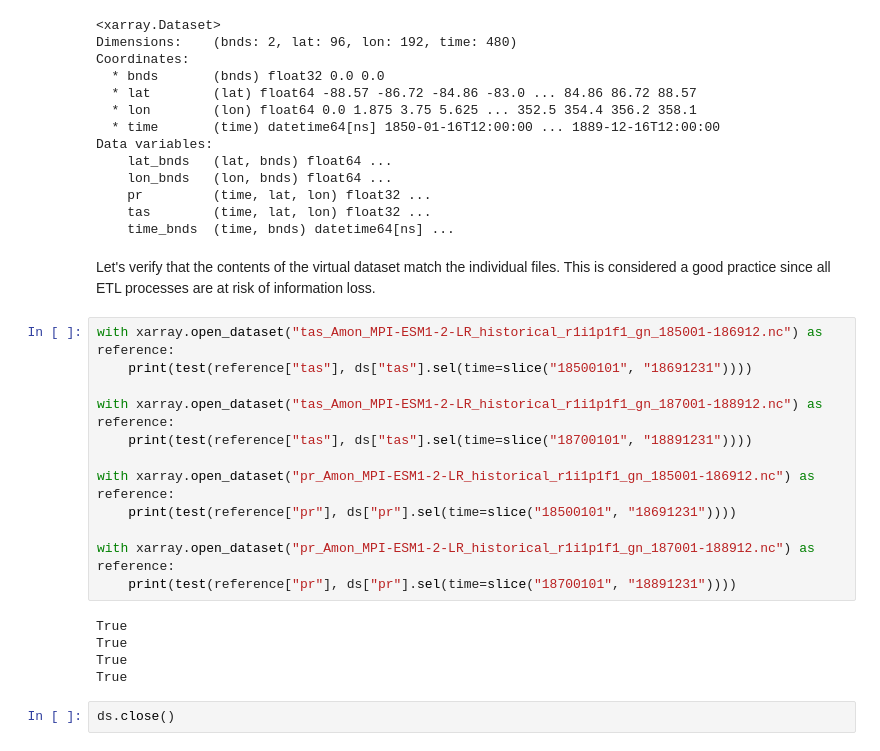
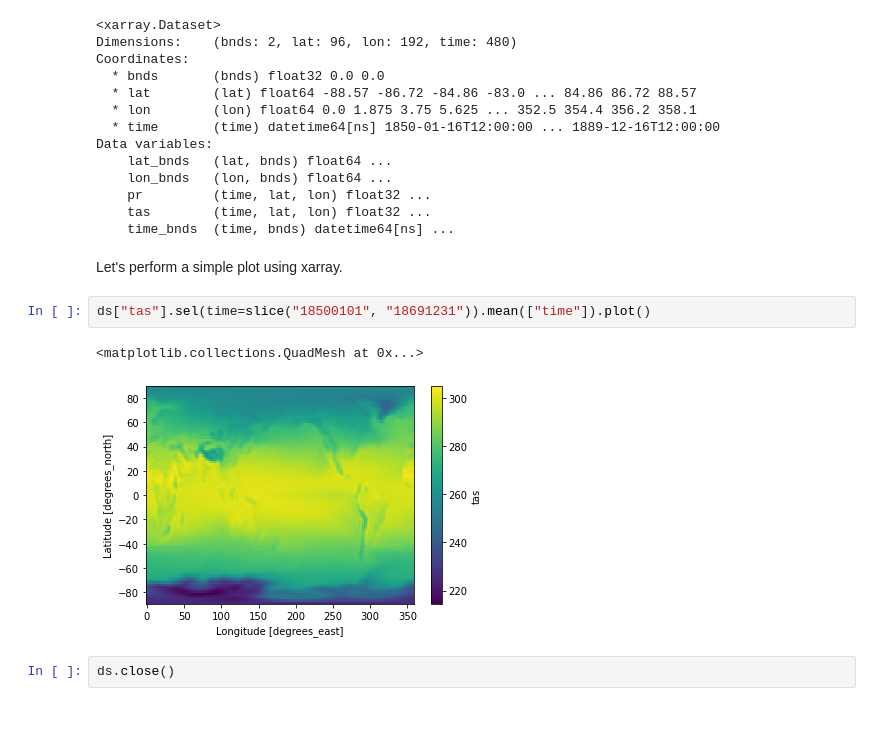
Before and after one commit to zequihg50/egu22-vds, a Jupyter notebook: demo.ipynb, the cells around one changed output. Drawn from its saved outputs; the diff is of its cells as text; blank space fills up the shorter version.

```diff
--- a/demo.ipynb
+++ b/demo.ipynb
@@ -483,25 +561,13 @@ Data variables:
     pr         (time, lat, lon) float32 ...
     tas        (time, lat, lon) float32 ...
     time_bnds  (time, bnds) datetime64[ns] ...
-# %% [markdown]
-Let's verify that the contents of the virtual dataset match the individual files. This is considered a good practice since all ETL processes are at risk of information loss.
-# %%
-with xarray.open_dataset("tas_Amon_MPI-ESM1-2-LR_historical_r1i1p1f1_gn_185001-186912.nc") as reference:
-    print(test(reference["tas"], ds["tas"].sel(time=slice("18500101", "18691231"))))
-
-with xarray.open_dataset("tas_Amon_MPI-ESM1-2-LR_historical_r1i1p1f1_gn_187001-188912.nc") as reference:
-    print(test(reference["tas"], ds["tas"].sel(time=slice("18700101", "18891231"))))
-
-with xarray.open_dataset("pr_Amon_MPI-ESM1-2-LR_historical_r1i1p1f1_gn_185001-186912.nc") as reference:
-    print(test(reference["pr"], ds["pr"].sel(time=slice("18500101", "18691231"))))
-
-with xarray.open_dataset("pr_Amon_MPI-ESM1-2-LR_historical_r1i1p1f1_gn_187001-188912.nc") as reference:
-    print(test(reference["pr"], ds["pr"].sel(time=slice("18700101", "18891231"))))
-# %% [output]
-True
-True
-True
-True
+# %% [markdown]
+Let's perform a simple plot using xarray.
+# %%
+ds["tas"].sel(time=slice("18500101", "18691231")).mean(["time"]).plot()
+# %% [output]
+<matplotlib.collections.QuadMesh at 0x...>
+[figure, added]
 # %%
 ds.close()
 # %% [markdown]
```
Also changed, not shown: parts of 20 cells of this notebook, 9 other files.
